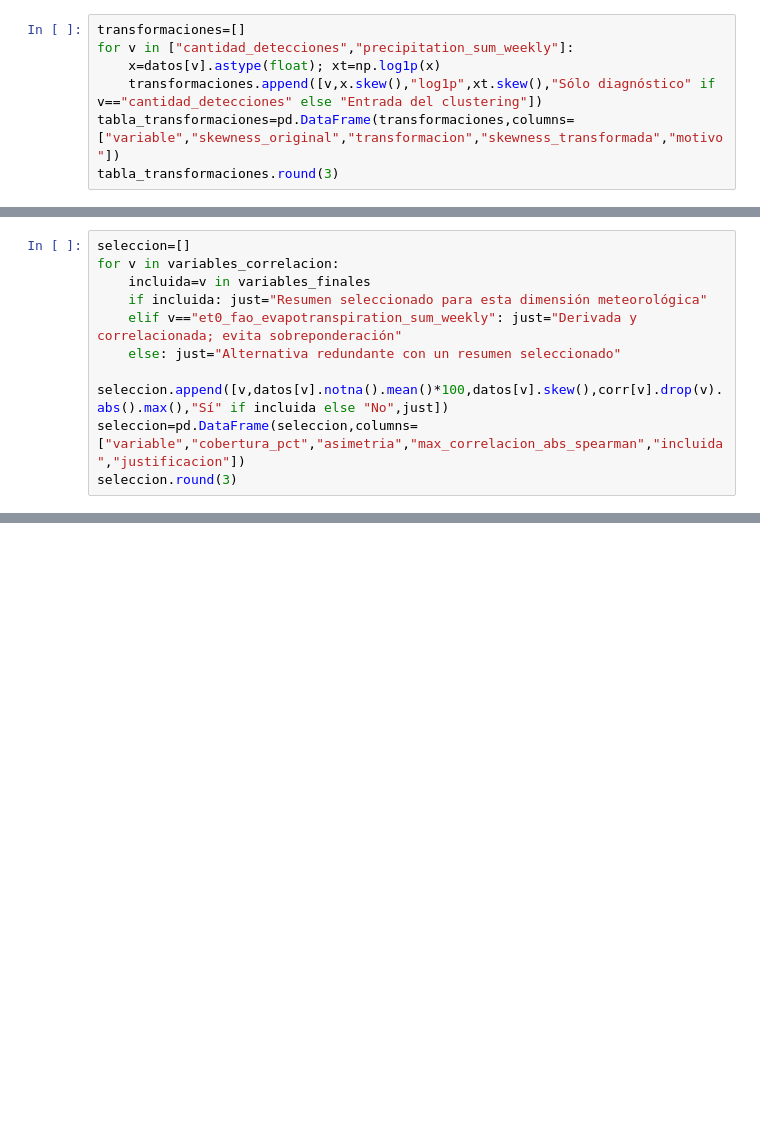
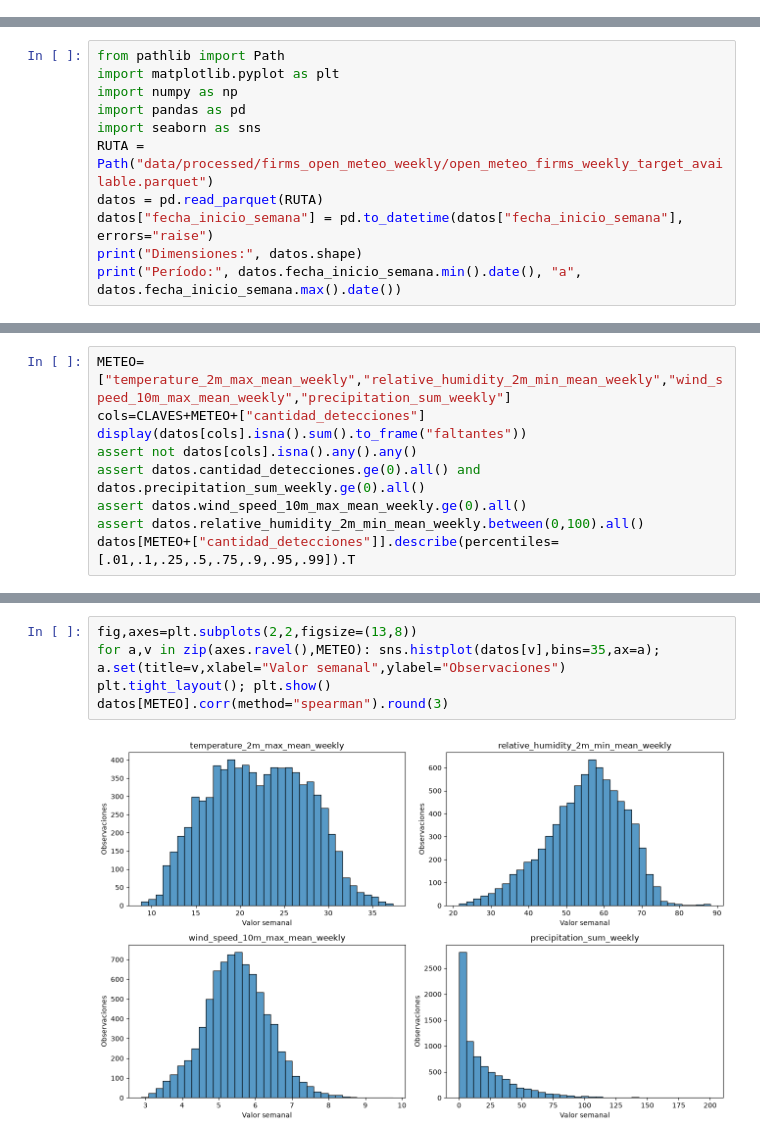
Before and after one commit to kateringonzalez-glitch/Proyecto-AA, a Jupyter notebook: Calidad_Preparacion_Datos.ipynb, the cells around one changed output, grey strips where cells are left out. Cells and saved outputs as stored; diff of their text form; blank space fills up the shorter version.

```diff
--- a/Calidad_Preparacion_Datos.ipynb
+++ b/Calidad_Preparacion_Datos.ipynb
@@ -339,7 +0,0 @@ Se evalúa sólo en variables no negativas con asimetría positiva. FIRMS se tra
-# %%
-transformaciones=[]
-for v in ["cantidad_detecciones","precipitation_sum_weekly"]:
-    x=datos[v].astype(float); xt=np.log1p(x)
-    transformaciones.append([v,x.skew(),"log1p",xt.skew(),"Sólo diagnóstico" if v=="cantidad_detecciones" else "Entrada del clustering"])
-tabla_transformaciones=pd.DataFrame(transformaciones,columns=["variable","skewness_original","transformacion","skewness_transformada","motivo"])
-tabla_transformaciones.round(3)
@@ -389,10 +0,0 @@ ax.set_title("Correlaciones de Spearman entre candidatas"); fig.colorbar(im,ax=a
-# %%
-seleccion=[]
-for v in variables_correlacion:
-    incluida=v in variables_finales
-    if incluida: just="Resumen seleccionado para esta dimensión meteorológica"
-    elif v=="et0_fao_evapotranspiration_sum_weekly": just="Derivada y correlacionada; evita sobreponderación"
-    else: just="Alternativa redundante con un resumen seleccionado"
-    seleccion.append([v,datos[v].notna().mean()*100,datos[v].skew(),corr[v].drop(v).abs().max(),"Sí" if incluida else "No",just])
-seleccion=pd.DataFrame(seleccion,columns=["variable","cobertura_pct","asimetria","max_correlacion_abs_spearman","incluida","justificacion"])
-seleccion.round(3)
@@ -560,0 +7,11 @@ La línea base del Entregable 2 no utiliza variables predictoras del dataset: ap
+# %%
+from pathlib import Path
+import matplotlib.pyplot as plt
+import numpy as np
+import pandas as pd
+import seaborn as sns
+RUTA = Path("data/processed/firms_open_meteo_weekly/open_meteo_firms_weekly_target_available.parquet")
+datos = pd.read_parquet(RUTA)
+datos["fecha_inicio_semana"] = pd.to_datetime(datos["fecha_inicio_semana"], errors="raise")
+print("Dimensiones:", datos.shape)
+print("Período:", datos.fecha_inicio_semana.min().date(), "a", datos.fecha_inicio_semana.max().date())
@@ -560,0 +43,9 @@ La línea base del Entregable 2 no utiliza variables predictoras del dataset: ap
+# %%
+METEO=["temperature_2m_max_mean_weekly","relative_humidity_2m_min_mean_weekly","wind_speed_10m_max_mean_weekly","precipitation_sum_weekly"]
+cols=CLAVES+METEO+["cantidad_detecciones"]
+display(datos[cols].isna().sum().to_frame("faltantes"))
+assert not datos[cols].isna().any().any()
+assert datos.cantidad_detecciones.ge(0).all() and datos.precipitation_sum_weekly.ge(0).all()
+assert datos.wind_speed_10m_max_mean_weekly.ge(0).all()
+assert datos.relative_humidity_2m_min_mean_weekly.between(0,100).all()
+datos[METEO+["cantidad_detecciones"]].describe(percentiles=[.01,.1,.25,.5,.75,.9,.95,.99]).T
@@ -560,0 +97,7 @@ La línea base del Entregable 2 no utiliza variables predictoras del dataset: ap
+# %%
+fig,axes=plt.subplots(2,2,figsize=(13,8))
+for a,v in zip(axes.ravel(),METEO): sns.histplot(datos[v],bins=35,ax=a); a.set(title=v,xlabel="Valor semanal",ylabel="Observaciones")
+plt.tight_layout(); plt.show()
+datos[METEO].corr(method="spearman").round(3)
+# %% [output]
+[figure, added]
```
Also changed, not shown: parts of 57 cells of this notebook, 13 other files.
